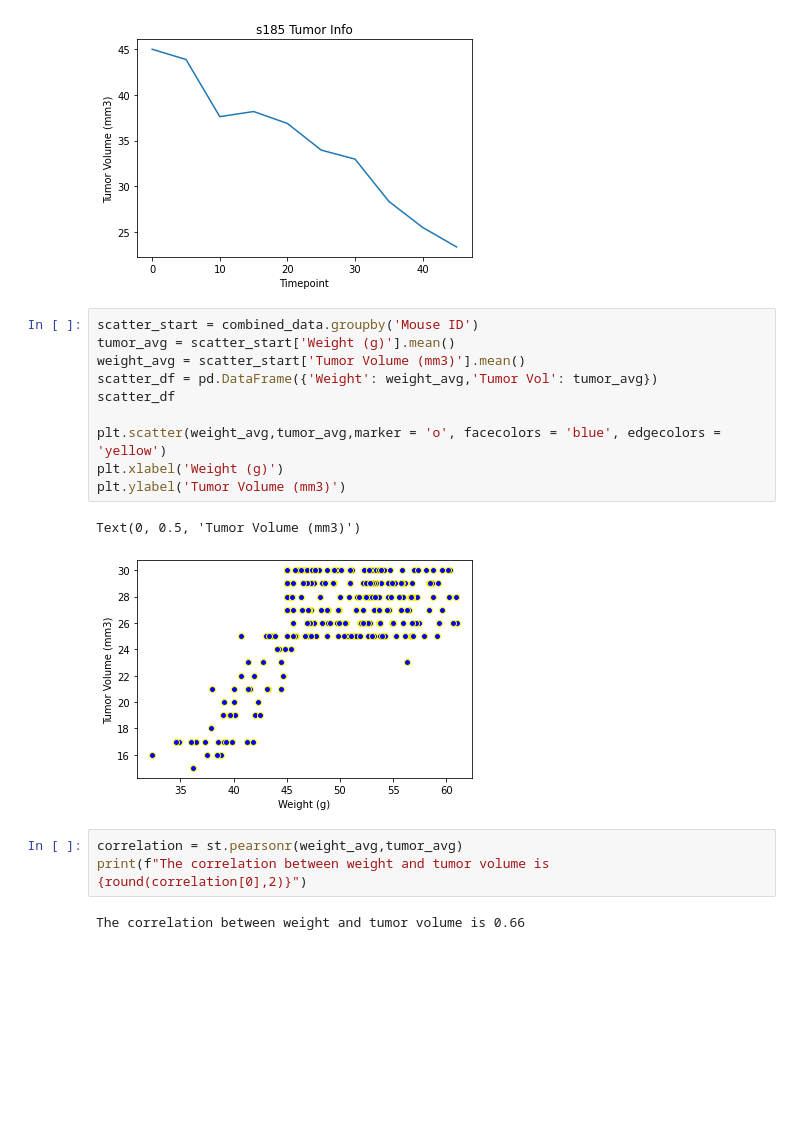
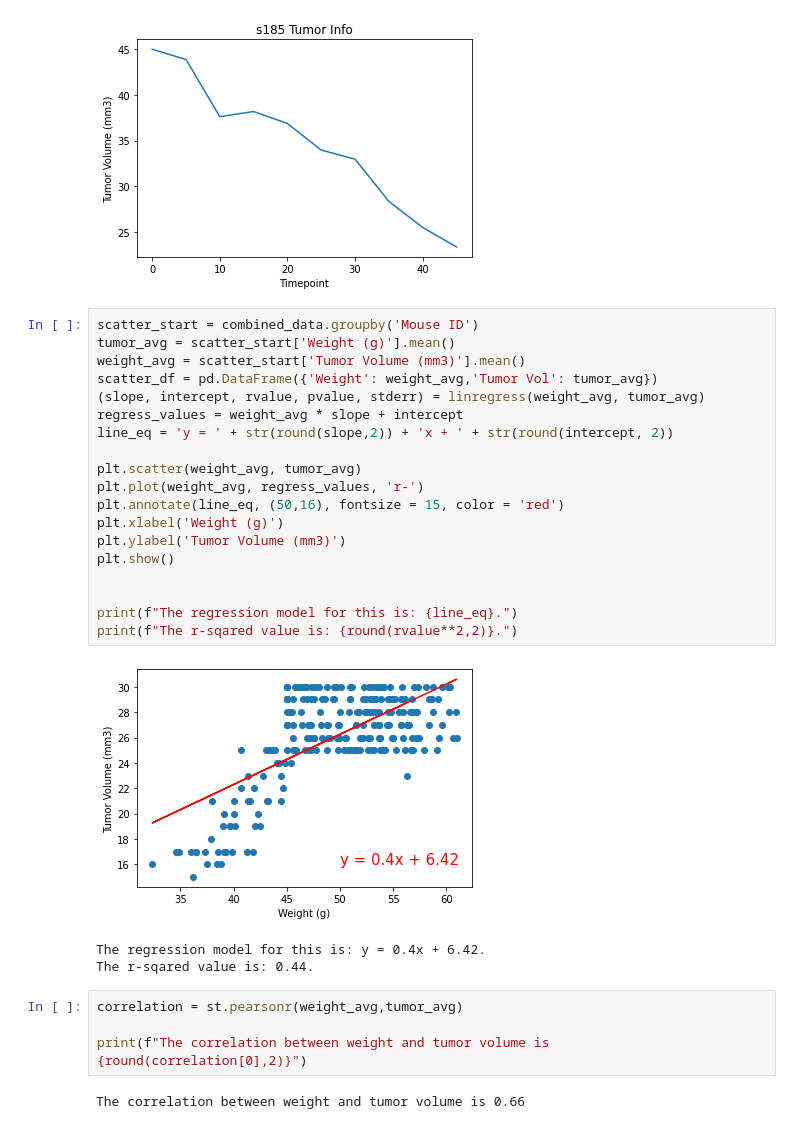
Before and after one commit to CharlesHilgeman/matplotlib-challenge, a Jupyter notebook: pymaceauticals.ipynb, the cells around one changed output. Drawn from its saved outputs; the diff is of its cells as text; blank space fills up the shorter version.

```diff
--- a/pymaceauticals.ipynb
+++ b/pymaceauticals.ipynb
@@ -186,18 +311,29 @@ mouse_plot
 # %%
 scatter_start = combined_data.groupby('Mouse ID')
 tumor_avg = scatter_start['Weight (g)'].mean()
 weight_avg = scatter_start['Tumor Volume (mm3)'].mean()
 scatter_df = pd.DataFrame({'Weight': weight_avg,'Tumor Vol': tumor_avg})
-scatter_df
+(slope, intercept, rvalue, pvalue, stderr) = linregress(weight_avg, tumor_avg)
+regress_values = weight_avg * slope + intercept
+line_eq = 'y = ' + str(round(slope,2)) + 'x + ' + str(round(intercept, 2))
 
-plt.scatter(weight_avg,tumor_avg,marker = 'o', facecolors = 'blue', edgecolors = 'yellow')
+plt.scatter(weight_avg, tumor_avg)
+plt.plot(weight_avg, regress_values, 'r-')
+plt.annotate(line_eq, (50,16), fontsize = 15, color = 'red')
 plt.xlabel('Weight (g)')
 plt.ylabel('Tumor Volume (mm3)')
+plt.show()
+
+
+print(f"The regression model for this is: {line_eq}.")
+print(f"The r-sqared value is: {round(rvalue**2,2)}.")
 # %% [output]
+[figure, new version]
-Text(0, 0.5, 'Tumor Volume (mm3)')
+The regression model for this is: y = 0.4x + 6.42.
+The r-sqared value is: 0.44.
-[figure, old version]
 # %%
 correlation = st.pearsonr(weight_avg,tumor_avg)
+
 print(f"The correlation between weight and tumor volume is {round(correlation[0],2)}")
 # %% [output]
 The correlation between weight and tumor volume is 0.66
```
Also changed, not shown: parts of 13 cells of this notebook.
